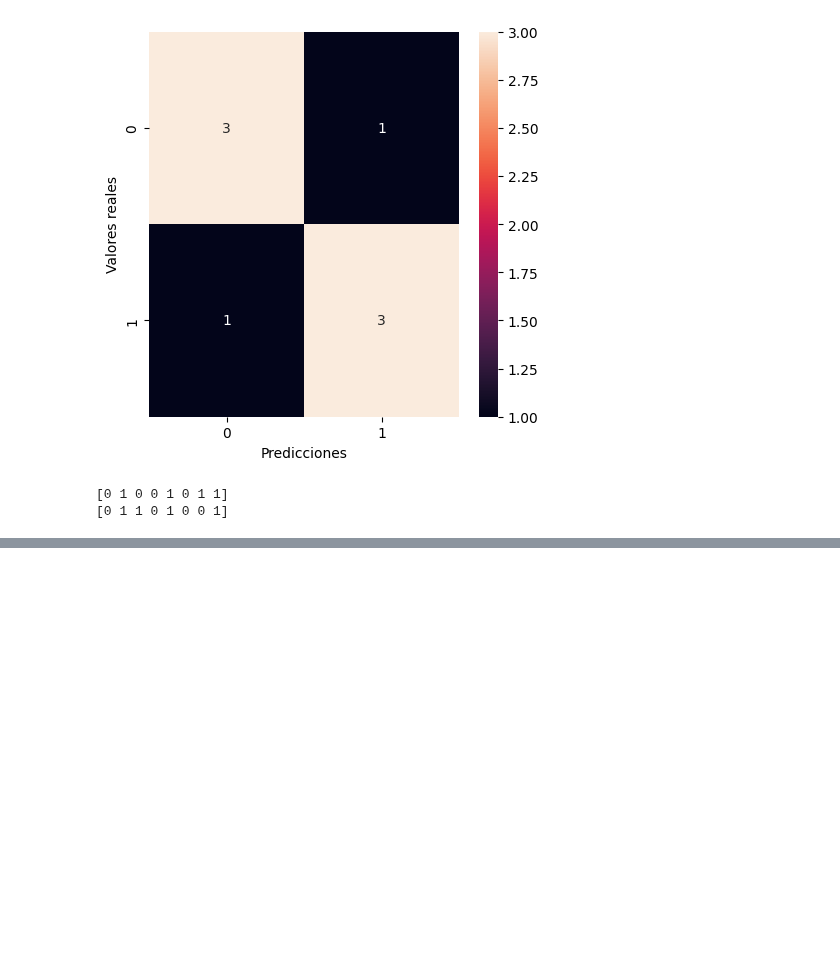
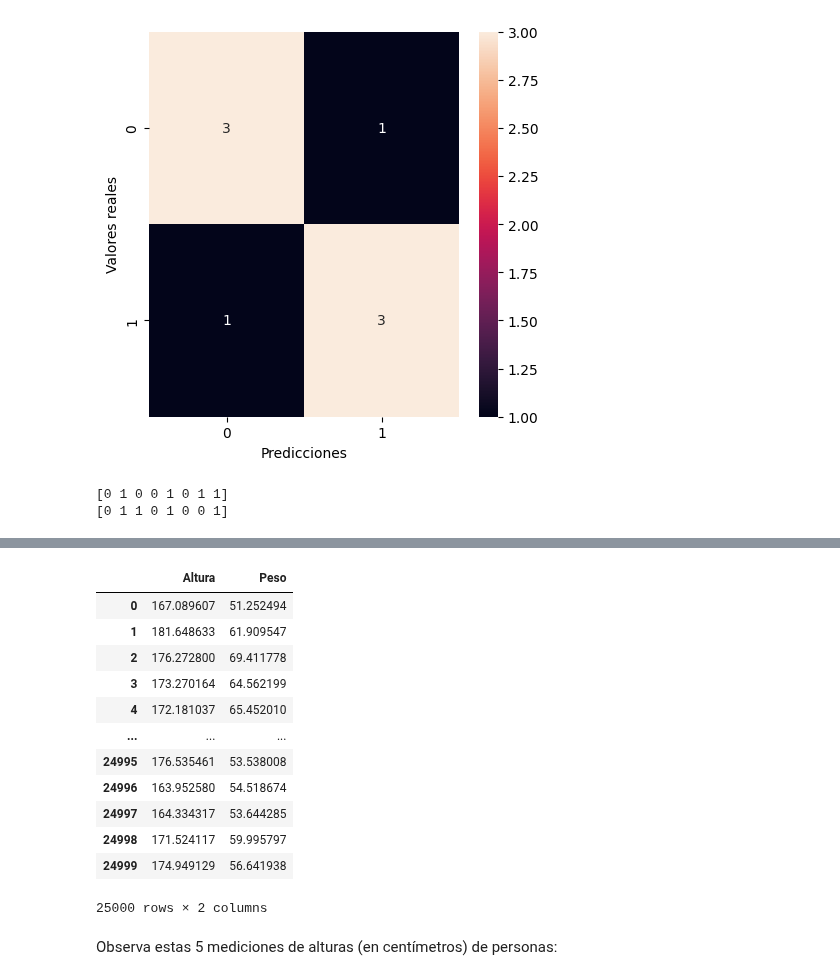
Before and after one commit to DCDPUAEM/DCDP, a Jupyter notebook: 03 Machine Learning/notebooks/02-Evaluacion.ipynb, the cells around one changed output, grey strips where cells are left out. Saved outputs shown, nothing was run; the diff lists cells and outputs as text; code cells hidden in the pictures; blank space fills up the shorter version.

```diff
--- a/03 Machine Learning/notebooks/02-Evaluacion.ipynb
+++ b/03 Machine Learning/notebooks/02-Evaluacion.ipynb
@@ -146,0 +149,23 @@ print(predicciones)
+# %%
+import pandas as pd
+
+url = "https://raw.githubusercontent.com/DCDPUAEM/DCDP/main/03%20Machine%20Learning/data/heights_and_weights.csv"
+regresion_df = pd.read_csv(url)
+regresion_demo_df = regresion_df[['Altura','Peso']].sample(5)
+regresion_df[['Altura','Peso']]
+# %% [output]
+|  | Altura | Peso |
+| 0 | 167.089607 | 51.252494 |
+| 1 | 181.648633 | 61.909547 |
+| 2 | 176.272800 | 69.411778 |
+| 3 | 173.270164 | 64.562199 |
+| 4 | 172.181037 | 65.452010 |
+| ... | ... | ... |
+| 24995 | 176.535461 | 53.538008 |
+| 24996 | 163.952580 | 54.518674 |
+| 24997 | 164.334317 | 53.644285 |
+| 24998 | 171.524117 | 59.995797 |
+| 24999 | 174.949129 | 56.641938 |
+25000 rows × 2 columns
+# %% [markdown]
+Observa estas 5 mediciones de alturas (en centímetros) de personas:
```
Also changed, not shown: parts of 17 cells of this notebook, 1 other file.
